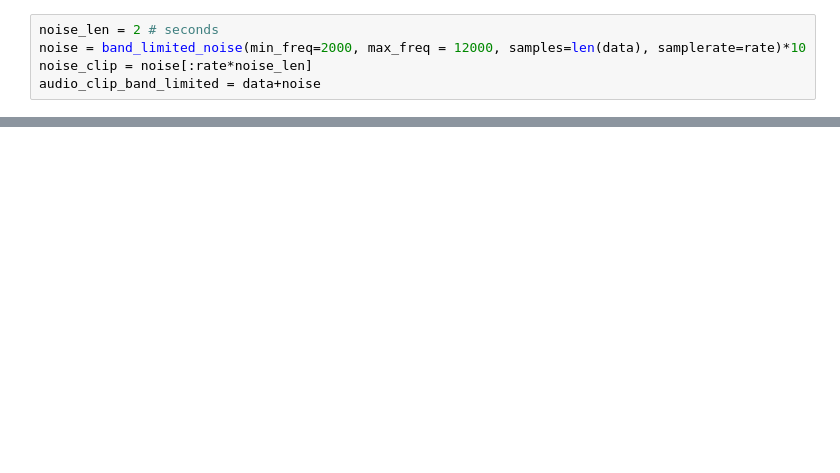
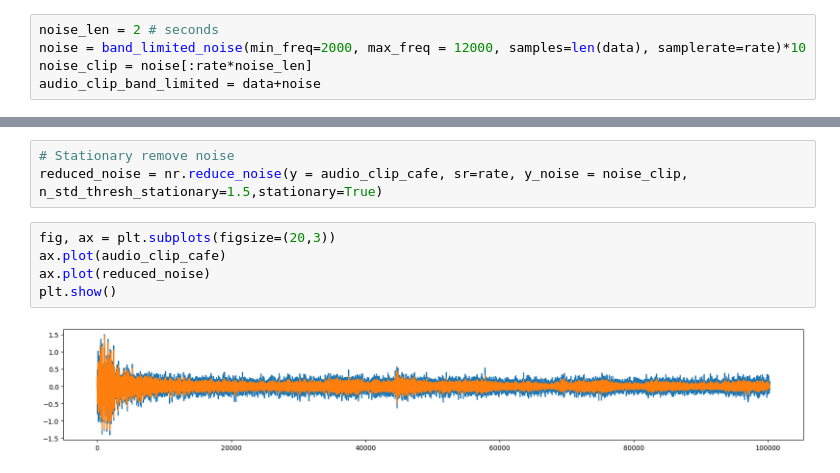
Before and after one commit to vitormeriat/digital-audio-processing, a Jupyter notebook: 03-filtering-noise-reduction.ipynb, the cells around one changed output, grey strips where cells are left out. Cells and saved outputs as stored; diff of their text form; blank space fills up the shorter version.

```diff
--- a/03-filtering-noise-reduction.ipynb
+++ b/03-filtering-noise-reduction.ipynb
@@ -139,0 +202,10 @@ ipd.Audio(noise_reduced, rate=rate)
+# %%
+# Stationary remove noise
+reduced_noise = nr.reduce_noise(y = audio_clip_cafe, sr=rate, y_noise = noise_clip, n_std_thresh_stationary=1.5,stationary=True)
+# %%
+fig, ax = plt.subplots(figsize=(20,3))
+ax.plot(audio_clip_cafe)
+ax.plot(reduced_noise)
+plt.show()
+# %% [output]
+[figure, added]
```
Also changed, not shown: parts of 24 cells of this notebook, 36 other files.
